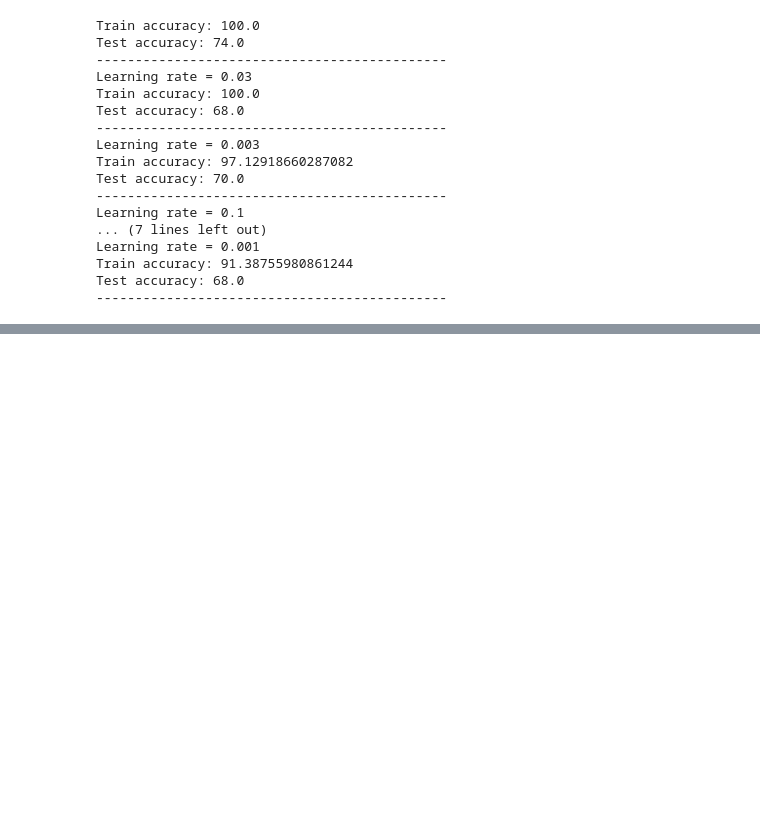
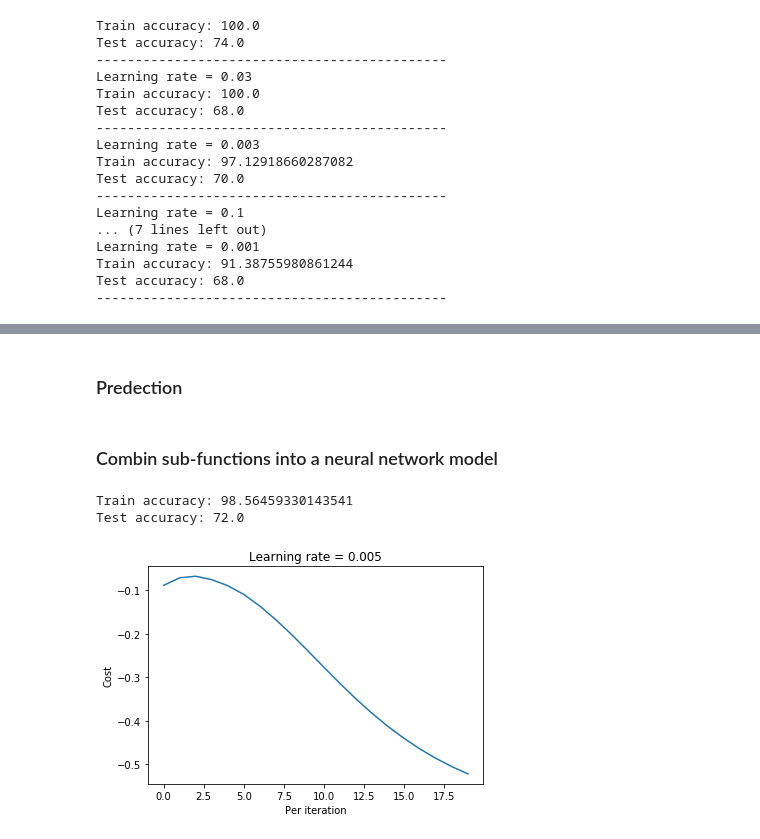
Before and after one commit to elirex/ml-practices, a Jupyter notebook: neural_netowrks_and_deep_learning/simple_neural_network.ipynb, the cells around one changed output, grey strips where cells are left out. Cells and saved outputs as stored; diff of their text form; code cells hidden in the pictures; blank space fills up the shorter version.

Commit message:
Combine "logistic_regression" and "one_hidden_layer_neural_network" into "simple_neural_network"

```diff
--- a/neural_netowrks_and_deep_learning/logistic_regression.ipynb
+++ b/neural_netowrks_and_deep_learning/simple_neural_network.ipynb
@@ -331,8 +267,8 @@ print("Y = {}, Predicted Y = {}".format(test_set_y[0, index], classes[int(model[
 Y = 1, Predicted Y = cat
 [figure]
 # %%
-costs = np.squeeze(model["costs"])
-plt.title("Learning rate = {}".format(model["learning_rate"]))
+costs = np.squeeze(LR_model["costs"])
+plt.title("Learning rate = {}".format(LR_model["learning_rate"]))
 plt.ylabel("Cost")
 plt.xlabel("Per iteration")
 plt.plot(costs)
@@ -387,0 +479,33 @@ plt.show()
+# %%
+def update_parameters(params, grads, learning_rate):
+    W1 = params["W1"]
+    b1 = params["b1"]
+    W2 = params["W2"]
+    b2 = params["b2"]
+
+    dW1 = grads["dW1"]
+    db1 = grads["db1"]
+    dW2 = grads["dW2"]
+    db2 = grads["db2"]
+
+    W1 = W1 - learning_rate * dW1
+    b1 = b1 - learning_rate * db1
+    W2 = W2 - learning_rate * dW2
+    b2 = b2 - learning_rate * db2
+
+    params = {
+        "W1": W1,
+        "b1": b1,
+        "W2": W2,
+        "b2": b2
+    }
+    return params
+# %% [markdown]
+### Predection
+# %%
+def predict(params, X):
+    cache = forward_propagation(X, params)
+    predicted_Y = np.where(cache["A2"] >= 0.5, 1, 0)
+    return predicted_Y
+# %% [markdown]
+### Combin sub-functions into a neural network model
@@ -387,0 +551,14 @@ plt.show()
+# %%
+NN_model = nn_model(train_set_x, train_set_y, 40, test_set_x, test_set_y, num_iterations=2000, learning_rate=0.005)
+# %% [output]
+Train accuracy: 98.56459330143541
+Test accuracy: 72.0
+# %%
+costs = np.squeeze(NN_model["costs"])
+plt.title("Learning rate = {}".format(NN_model["learning_rate"]))
+plt.ylabel("Cost")
+plt.xlabel("Per iteration")
+plt.plot(costs)
+plt.show()
+# %% [output]
+[figure, added]
```
Also changed, not shown: parts of 34 cells of this notebook, 2 other files.
